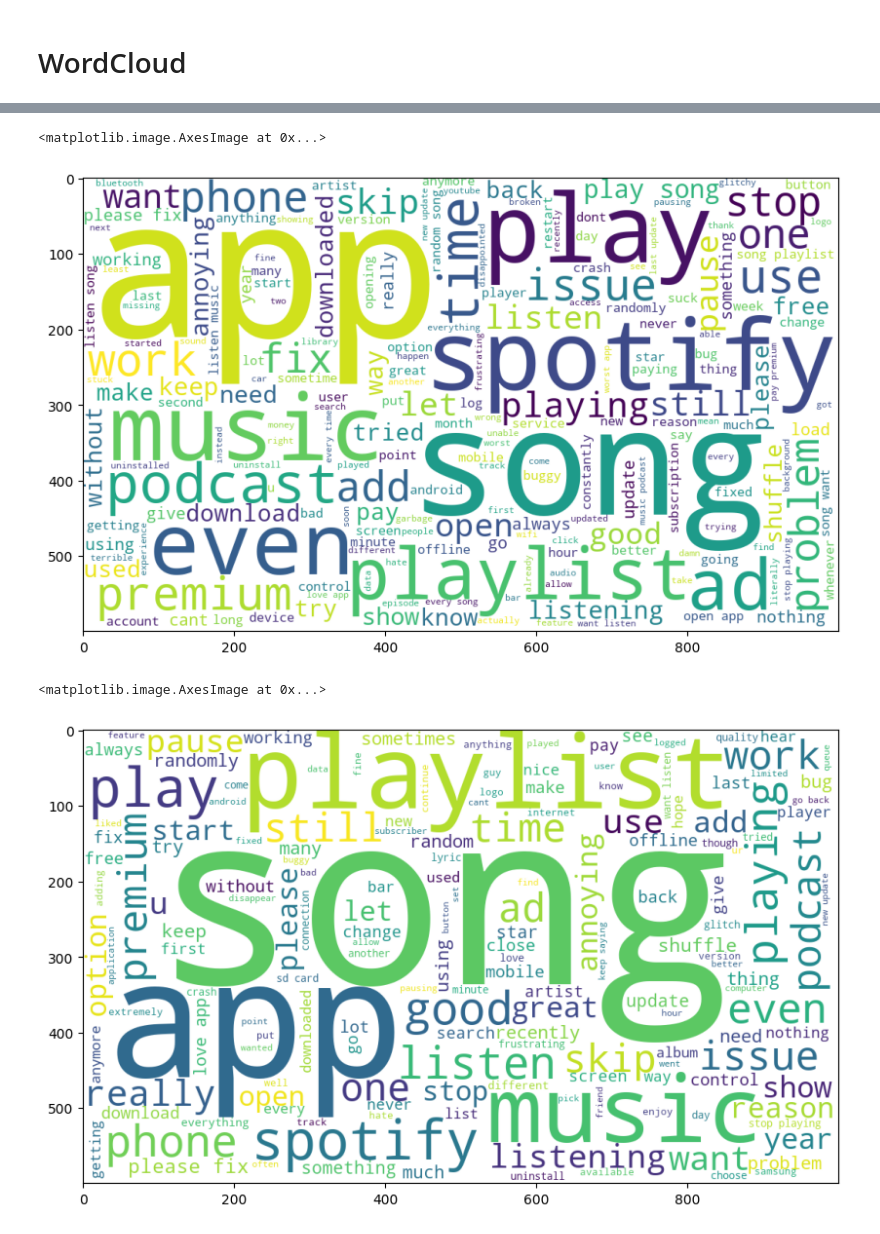
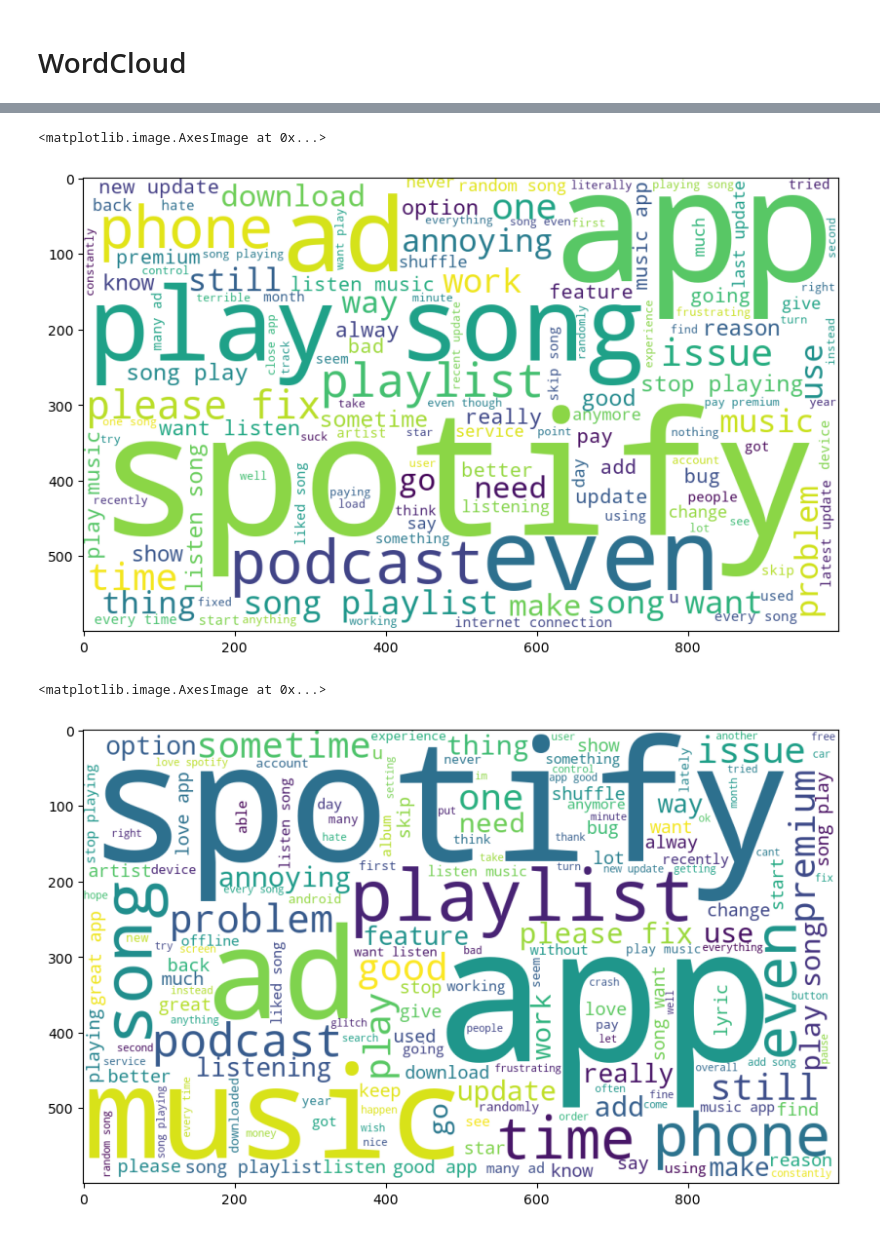
Before and after one commit to NikitaMalik2303/Spotify_Sentiment_Analysis, a Jupyter notebook: Untitled.ipynb, the cells around one changed output, grey strips where cells are left out. Cells and saved outputs as stored; diff of their text form; code cells hidden in the pictures.

```diff
--- a/Untitled.ipynb
+++ b/Untitled.ipynb
@@ -39,12 +62,10 @@ memory usage: 962.5+ KB
 # %%
 length = len(data.index)
-corpus = []
 lem = WordNetLemmatizer()
-for i in range(2000):
-    review = re.sub("[^a-zA-Z0-9-+ ]", " ", data["Review"][i])
-    review = review.lower()
-    review = review.split()
-    review = [lem.lemmatize(word) for word in review if word not in set(stopwords.words("english"))]
-    review = " ".join(str(j) for j in review)
-    corpus.append(review)
+
+data["Review"] = data["Review"].apply(lambda x : re.sub("[^a-zA-Z0-9-+ ]"," ",x))
+data["Review"] = data["Review"].apply(lambda x : " ".join(x.split()))
+data["Review"] = data["Review"].apply(lambda x : " ".join(x.lower() for x in x.split()))
+data["Review"] = data["Review"].apply(lambda x : " ".join(x for x in x.split() if x not in set(stopwords.words("english"))))
+data["Review"] = data["Review"].apply(lambda x : " ".join(lem.lemmatize(word) for word in x.split()))
 # %%
@@ -86,3 +113,6 @@ Y = data.iloc[:2000,-1].values
+# %%
+X = data["Review"]
+Y = data["Rating"]
 # %%
 from sklearn.model_selection import train_test_split
 X_train, X_test, Y_train, Y_test = train_test_split(X,Y,test_size = 0.15, random_state = 0)
@@ -99,16 +129,16 @@ plt.imshow(wc)
 # %%
-negative = [corpus[i] for i in range(len(Y)) if Y[i] == "Negative"]
+negative = [X[i] for i in range(len(Y)) if Y[i] == "Negative"]
 plt.figure(figsize = (10,10))
 wc = WordCloud(width = 1000, height = 600,background_color = "white", max_words = 2500, min_font_size = 12 ).generate(" ".join(negative))
 plt.imshow(wc)
 # %% [output]
 <matplotlib.image.AxesImage at 0x...>
-[figure, old version]
+[figure, new version]
 # %%
-neutral = [corpus[i] for i in range(len(Y)) if Y[i] == "Neutral"]
+neutral = [X[i] for i in range(len(Y)) if Y[i] == "Neutral"]
 plt.figure(figsize = (10,10))
 wc = WordCloud(height = 600, width = 1000, background_color = "white", max_words = 2500, min_font_size = 12).generate(" ".join(neutral))
 plt.imshow(wc)
 # %% [output]
 <matplotlib.image.AxesImage at 0x...>
-[figure, old version]
+[figure, new version]
```
Also changed, not shown: parts of 24 cells of this notebook.
